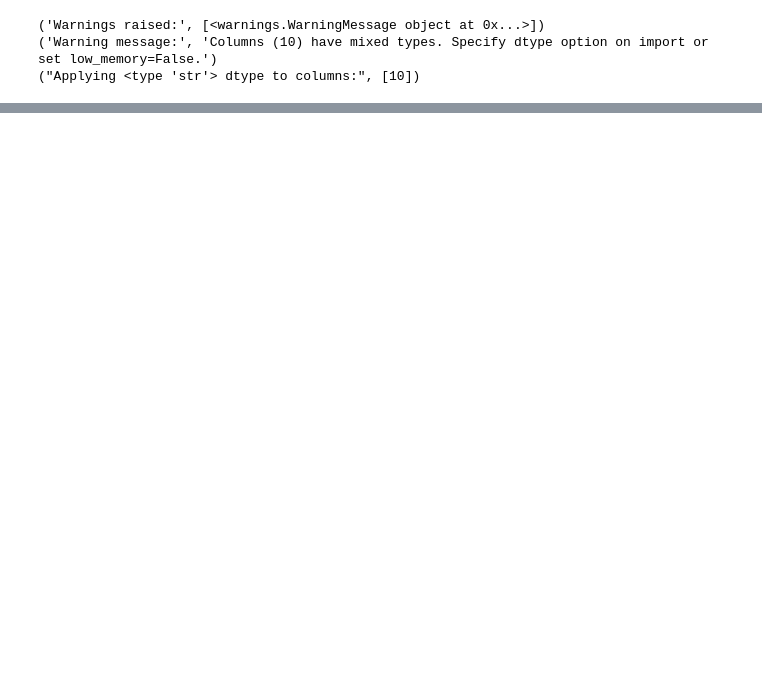
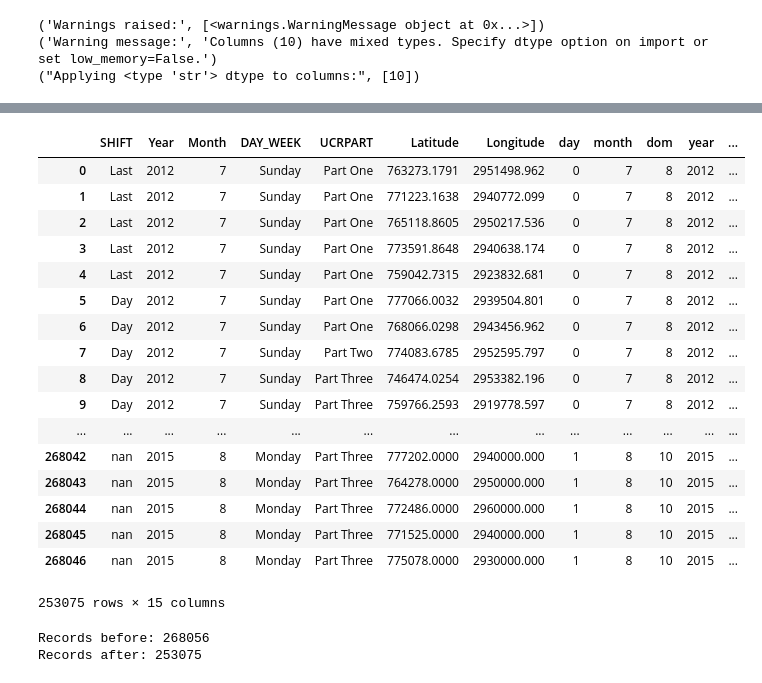
Before and after one commit to kandluis/crime-prediction, a Jupyter notebook: notebooks/exploratory_data.ipynb, the cells around one changed output, grey strips where cells are left out. Saved outputs shown, nothing was run; the diff lists cells and outputs as text; code cells hidden in the pictures; blank space fills up the shorter version.

Commit message:
Working on data analyses

```diff
--- a/notebooks/exploratory_data.ipynb
+++ b/notebooks/exploratory_data.ipynb
@@ -280,0 +309,36 @@ bosData
+# %%
+bosclean
+# %% [output]
+|  | SHIFT | Year | Month | DAY_WEEK | UCRPART | Latitude | Longitude | day | month | dom | year | ... |
+| 0 | Last | 2012 | 7 | Sunday | Part One | 763273.1791 | 2951498.962 | 0 | 7 | 8 | 2012 | ... |
+| 1 | Last | 2012 | 7 | Sunday | Part One | 771223.1638 | 2940772.099 | 0 | 7 | 8 | 2012 | ... |
+| 2 | Last | 2012 | 7 | Sunday | Part One | 765118.8605 | 2950217.536 | 0 | 7 | 8 | 2012 | ... |
+| 3 | Last | 2012 | 7 | Sunday | Part One | 773591.8648 | 2940638.174 | 0 | 7 | 8 | 2012 | ... |
+| 4 | Last | 2012 | 7 | Sunday | Part One | 759042.7315 | 2923832.681 | 0 | 7 | 8 | 2012 | ... |
+| 5 | Day | 2012 | 7 | Sunday | Part One | 777066.0032 | 2939504.801 | 0 | 7 | 8 | 2012 | ... |
+| 6 | Day | 2012 | 7 | Sunday | Part One | 768066.0298 | 2943456.962 | 0 | 7 | 8 | 2012 | ... |
+| 7 | Day | 2012 | 7 | Sunday | Part Two | 774083.6785 | 2952595.797 | 0 | 7 | 8 | 2012 | ... |
+| 8 | Day | 2012 | 7 | Sunday | Part Three | 746474.0254 | 2953382.196 | 0 | 7 | 8 | 2012 | ... |
+| 9 | Day | 2012 | 7 | Sunday | Part Three | 759766.2593 | 2919778.597 | 0 | 7 | 8 | 2012 | ... |
+| ... | ... | ... | ... | ... | ... | ... | ... | ... | ... | ... | ... | ... |
+| 268042 | nan | 2015 | 8 | Monday | Part Three | 777202.0000 | 2940000.000 | 1 | 8 | 10 | 2015 | ... |
+| 268043 | nan | 2015 | 8 | Monday | Part Three | 764278.0000 | 2950000.000 | 1 | 8 | 10 | 2015 | ... |
+| 268044 | nan | 2015 | 8 | Monday | Part Three | 772486.0000 | 2960000.000 | 1 | 8 | 10 | 2015 | ... |
+| 268045 | nan | 2015 | 8 | Monday | Part Three | 771525.0000 | 2940000.000 | 1 | 8 | 10 | 2015 | ... |
+| 268046 | nan | 2015 | 8 | Monday | Part Three | 775078.0000 | 2930000.000 | 1 | 8 | 10 | 2015 | ... |
+253075 rows × 15 columns
+# %%
+# Drop some more unnecessary columns
+if not loadBosPickle:
+    toDrop = ['COMPNOS', 'NatureCode', 'Location', 'XSTREETNAME', 'STREETNAME']
+    toDrop += ['INCIDENT_TYPE_DESCRIPTION', 'MAIN_CRIMECODE', 'REPTDISTRICT']
+    toDrop += ['REPORTINGAREA', 'FROMDATE', 'WEAPONTYPE', 'Shooting', 'DOMESTIC']
+    toDrop += ['Location']
+
+    bosData = bosData.drop(toDrop, axis=1)
+    print "Records before: {}".format(len(bosData))
+    bosData = bosData.dropna(axis=0)
+    print "Records after: {}".format(len(bosData))
+# %% [output]
+Records before: 268056
+Records after: 253075
```
Also changed, not shown: parts of 15 cells of this notebook.
